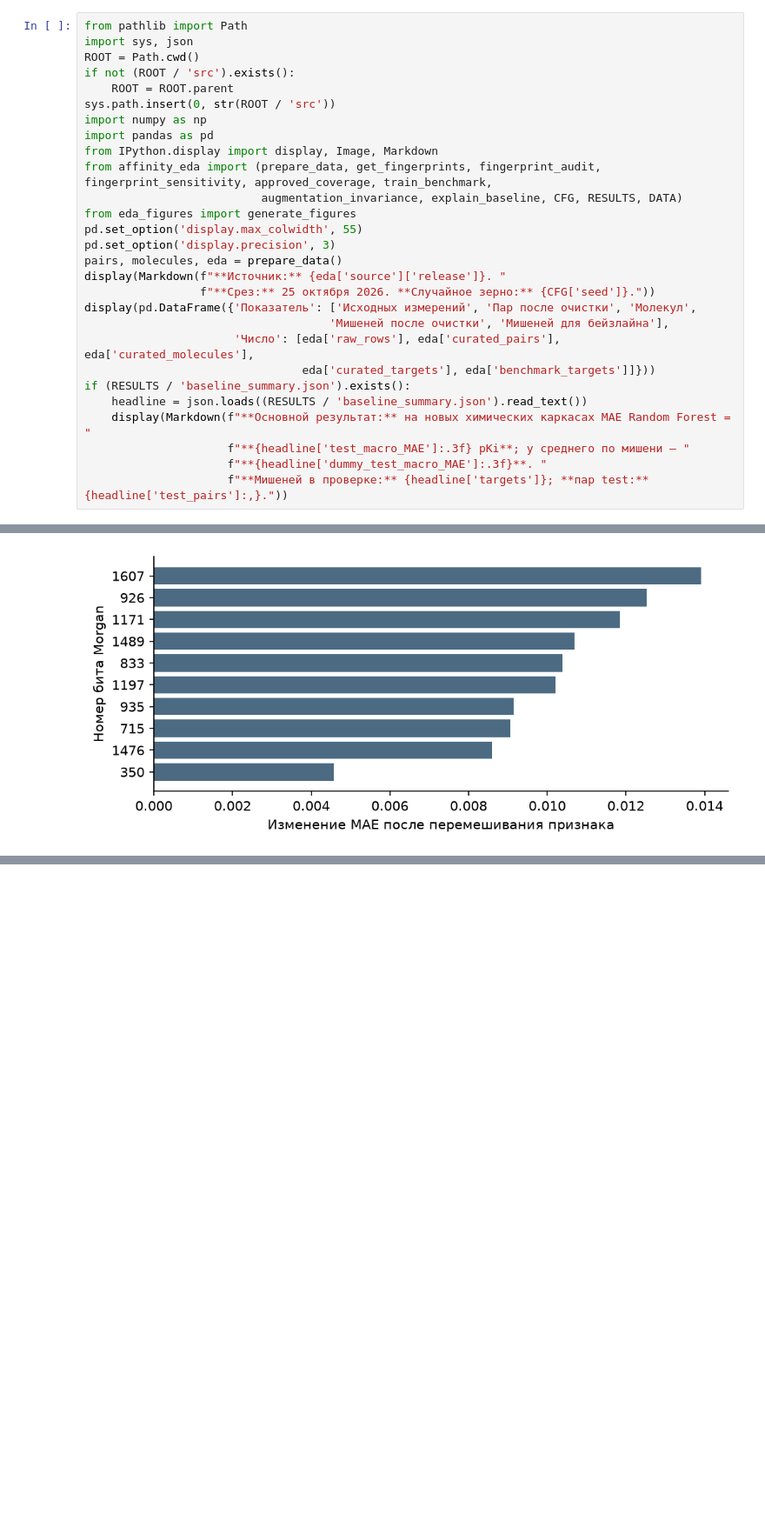
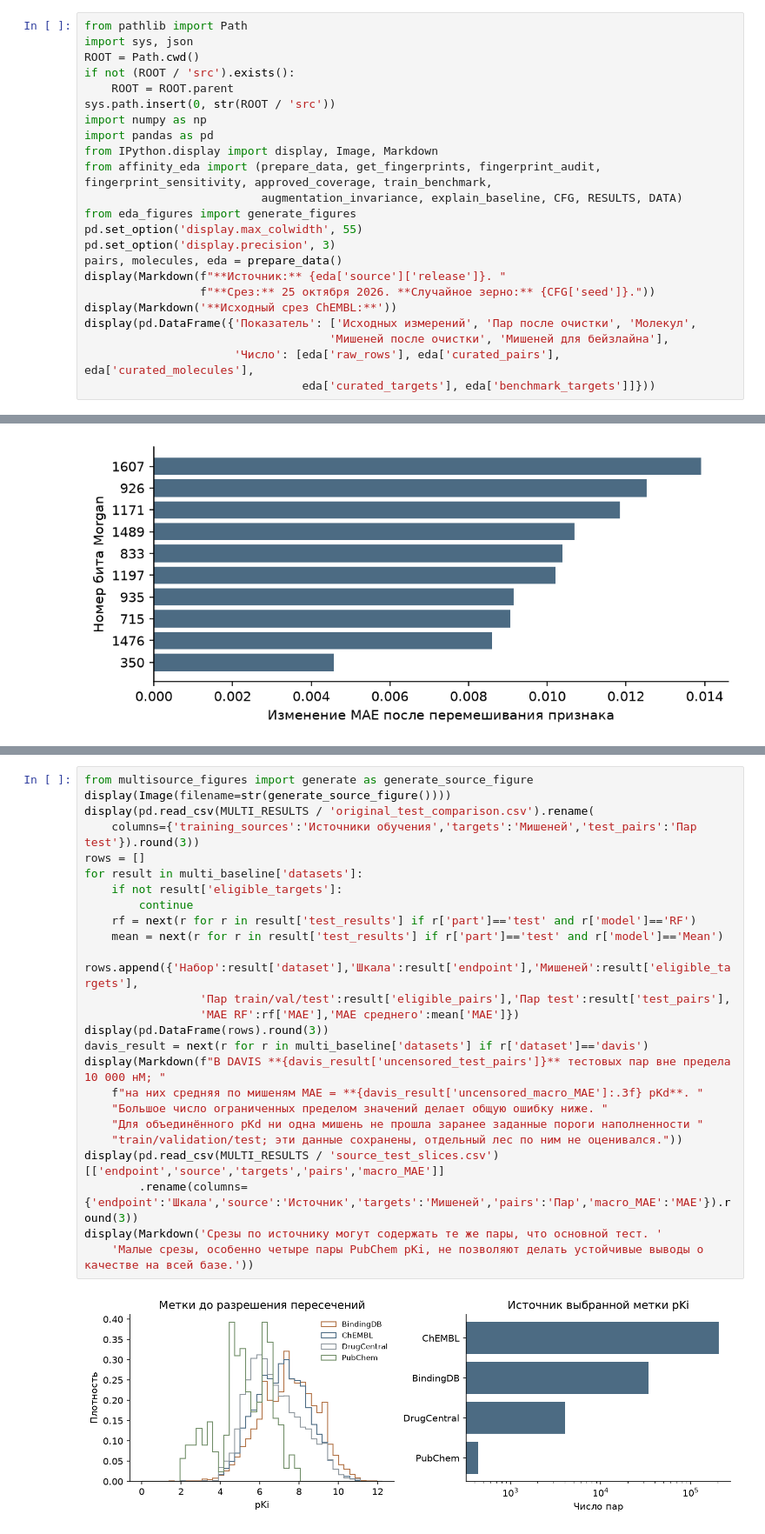
Before and after one commit to TimothyShumilov/Year_project_2026-2027_drug_repurposing, a Jupyter notebook: EDA.ipynb, the cells around one changed output, grey strips where cells are left out. Shown at 87% size. Cells and saved outputs as stored; diff of their text form; blank space fills up the shorter version.

Commit message:
Add multi-source affinity EDA, RF experiments and published Hugging Face datasets

```diff
--- a/EDA.ipynb
+++ b/EDA.ipynb
@@ -82,15 +83,10 @@ pd.set_option('display.precision', 3)
 pairs, molecules, eda = prepare_data()
 display(Markdown(f"**Источник:** {eda['source']['release']}. "
                  f"**Срез:** 25 октября 2026. **Случайное зерно:** {CFG['seed']}."))
+display(Markdown('**Исходный срез ChEMBL:**'))
 display(pd.DataFrame({'Показатель': ['Исходных измерений', 'Пар после очистки', 'Молекул',
                                     'Мишеней после очистки', 'Мишеней для бейзлайна'],
                       'Число': [eda['raw_rows'], eda['curated_pairs'], eda['curated_molecules'],
                                 eda['curated_targets'], eda['benchmark_targets']]}))
-if (RESULTS / 'baseline_summary.json').exists():
-    headline = json.loads((RESULTS / 'baseline_summary.json').read_text())
-    display(Markdown(f"**Основной результат:** на новых химических каркасах MAE Random Forest = "
-                     f"**{headline['test_macro_MAE']:.3f} pKi**; у среднего по мишени — "
-                     f"**{headline['dummy_test_macro_MAE']:.3f}**. "
-                     f"**Мишеней в проверке:** {headline['targets']}; **пар test:** {headline['test_pairs']:,}."))
 # %% [output]
 **Источник:** ChEMBL_37. **Срез:** 25 октября 2026. **Случайное зерно:** 42.
@@ -411,0 +432,27 @@ display(Markdown(f"- После очистки осталось **{eda['curated_
+# %%
+from multisource_figures import generate as generate_source_figure
+display(Image(filename=str(generate_source_figure())))
+display(pd.read_csv(MULTI_RESULTS / 'original_test_comparison.csv').rename(
+    columns={'training_sources':'Источники обучения','targets':'Мишеней','test_pairs':'Пар test'}).round(3))
+rows = []
+for result in multi_baseline['datasets']:
+    if not result['eligible_targets']:
+        continue
+    rf = next(r for r in result['test_results'] if r['part']=='test' and r['model']=='RF')
+    mean = next(r for r in result['test_results'] if r['part']=='test' and r['model']=='Mean')
+    rows.append({'Набор':result['dataset'],'Шкала':result['endpoint'],'Мишеней':result['eligible_targets'],
+                 'Пар train/val/test':result['eligible_pairs'],'Пар test':result['test_pairs'],
+                 'MAE RF':rf['MAE'],'MAE среднего':mean['MAE']})
+display(pd.DataFrame(rows).round(3))
+davis_result = next(r for r in multi_baseline['datasets'] if r['dataset']=='davis')
+display(Markdown(f"В DAVIS **{davis_result['uncensored_test_pairs']}** тестовых пар вне предела 10 000 нМ; "
+    f"на них средняя по мишеням MAE = **{davis_result['uncensored_macro_MAE']:.3f} pKd**. "
+    "Большое число ограниченных пределом значений делает общую ошибку ниже. "
+    "Для объединённого pKd ни одна мишень не прошла заранее заданные пороги наполненности "
+    "train/validation/test; эти данные сохранены, отдельный лес по ним не оценивался."))
+display(pd.read_csv(MULTI_RESULTS / 'source_test_slices.csv')[['endpoint','source','targets','pairs','macro_MAE']]
+        .rename(columns={'endpoint':'Шкала','source':'Источник','targets':'Мишеней','pairs':'Пар','macro_MAE':'MAE'}).round(3))
+display(Markdown('Срезы по источнику могут содержать те же пары, что основной тест. '
+    'Малые срезы, особенно четыре пары PubChem pKi, не позволяют делать устойчивые выводы о качестве на всей базе.'))
+# %% [output]
+[figure, added]
```
Also changed, not shown: parts of 17 cells of this notebook, 51 other files.
